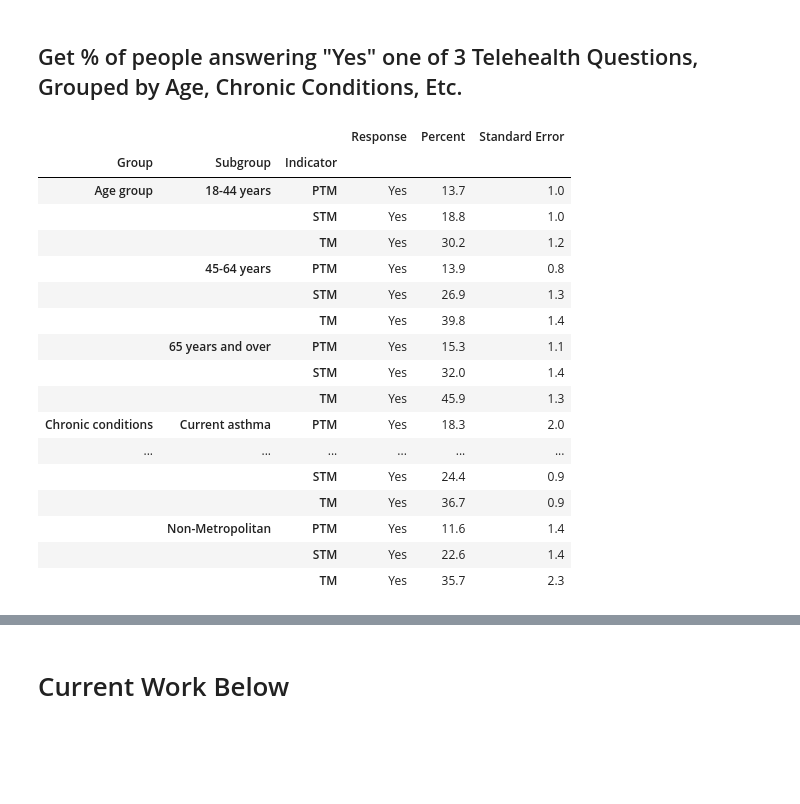
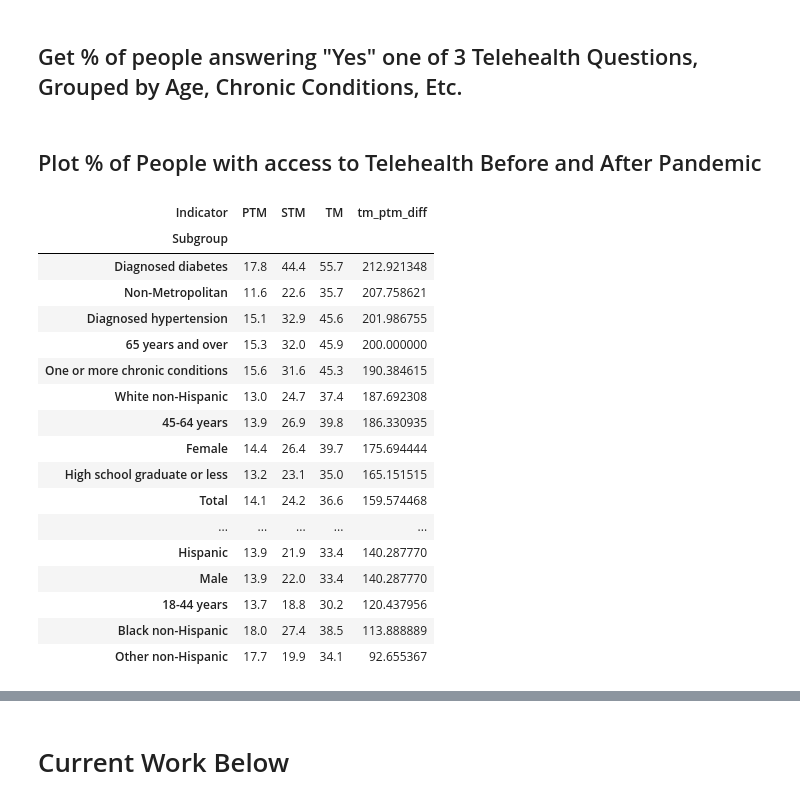
Before and after one commit to will-hou/Titans-Rice-Datathon-2021, a Jupyter notebook: telemed_survey.ipynb, the cells around one changed output, grey strips where cells are left out. Cells and saved outputs as stored; diff of their text form; code cells hidden in the pictures; blank space fills up the shorter version.

```diff
--- a/telemed_survey.ipynb
+++ b/telemed_survey.ipynb
@@ -25,24 +25,3 @@ df['Indicator'] = df['Indicator'].map(indicator_remap)
 ## Get %  of people answering "Yes" one of 3 Telehealth Questions, Grouped by Age, Chronic Conditions, Etc.
 # %%
 all_yes = df.groupby(['Round','Group', 'Subgroup', 'Indicator']).nth(1).drop(['Sample Size', 'Suppression', 'Significant'], axis = 1)
-# %%
-all_yes.loc[1]
-# %% [output]
-|  |  |  | Response | Percent | Standard Error |
-| Group | Subgroup | Indicator |  |  |  |
-| Age group | 18-44 years | PTM | Yes | 13.7 | 1.0 |
-|  |  | STM | Yes | 18.8 | 1.0 |
-|  |  | TM | Yes | 30.2 | 1.2 |
-|  | 45-64 years | PTM | Yes | 13.9 | 0.8 |
-|  |  | STM | Yes | 26.9 | 1.3 |
-|  |  | TM | Yes | 39.8 | 1.4 |
-|  | 65 years and over | PTM | Yes | 15.3 | 1.1 |
-|  |  | STM | Yes | 32.0 | 1.4 |
-|  |  | TM | Yes | 45.9 | 1.3 |
-| Chronic conditions | Current asthma | PTM | Yes | 18.3 | 2.0 |
-| ... | ... | ... | ... | ... | ... |
-|  |  | STM | Yes | 24.4 | 0.9 |
-|  |  | TM | Yes | 36.7 | 0.9 |
-|  | Non-Metropolitan | PTM | Yes | 11.6 | 1.4 |
-|  |  | STM | Yes | 22.6 | 1.4 |
-|  |  | TM | Yes | 35.7 | 2.3 |
@@ -50,0 +28,2 @@ all_yes.loc[1]
+# %% [markdown]
+## Plot % of People with access to Telehealth Before and After Pandemic
@@ -50,0 +35,21 @@ all_yes.loc[1]
+# %%
+indicator_by_sgroup.sort_values('tm_ptm_diff', ascending=False)
+# %% [output]
+| Indicator | PTM | STM | TM | tm_ptm_diff |
+| Subgroup |  |  |  |  |
+| Diagnosed diabetes | 17.8 | 44.4 | 55.7 | 212.921348 |
+| Non-Metropolitan | 11.6 | 22.6 | 35.7 | 207.758621 |
+| Diagnosed hypertension | 15.1 | 32.9 | 45.6 | 201.986755 |
+| 65 years and over | 15.3 | 32.0 | 45.9 | 200.000000 |
+| One or more chronic conditions | 15.6 | 31.6 | 45.3 | 190.384615 |
+| White non-Hispanic | 13.0 | 24.7 | 37.4 | 187.692308 |
+| 45-64 years | 13.9 | 26.9 | 39.8 | 186.330935 |
+| Female | 14.4 | 26.4 | 39.7 | 175.694444 |
+| High school graduate or less | 13.2 | 23.1 | 35.0 | 165.151515 |
+| Total | 14.1 | 24.2 | 36.6 | 159.574468 |
+| ... | ... | ... | ... | ... |
+| Hispanic | 13.9 | 21.9 | 33.4 | 140.287770 |
+| Male | 13.9 | 22.0 | 33.4 | 140.287770 |
+| 18-44 years | 13.7 | 18.8 | 30.2 | 120.437956 |
+| Black non-Hispanic | 18.0 | 27.4 | 38.5 | 113.888889 |
+| Other non-Hispanic | 17.7 | 19.9 | 34.1 | 92.655367 |
```
Also changed, not shown: parts of 19 cells of this notebook.
